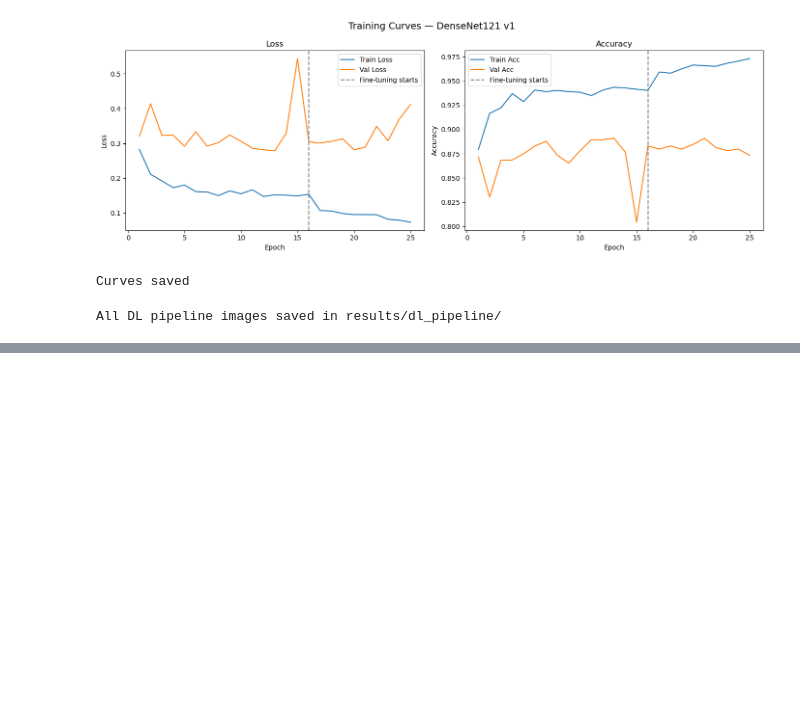
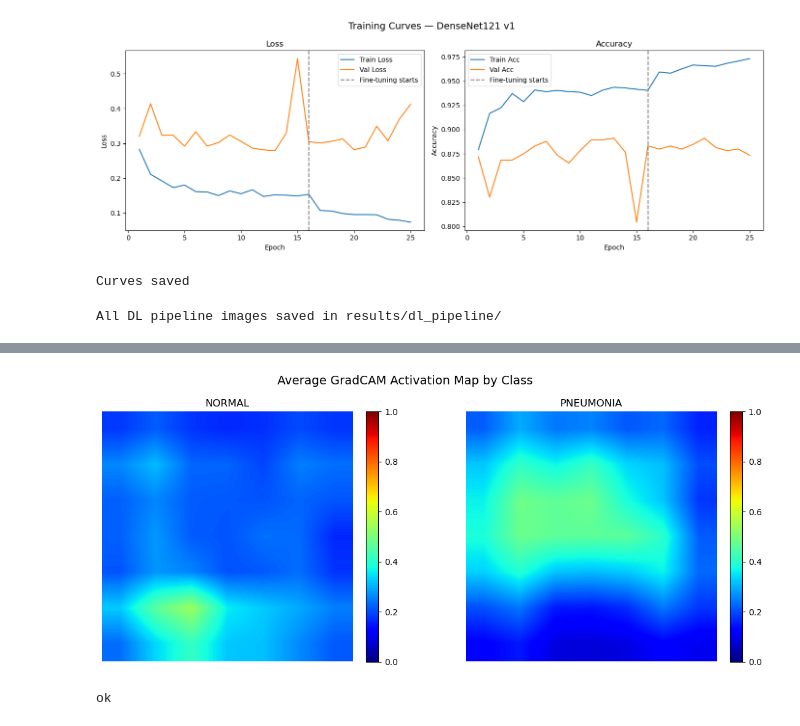
Before and after one commit to pedromedinatech/pneumonia-detection, a Jupyter notebook: 03-dl_pipeline.ipynb, the cells around one changed output, grey strips where cells are left out. Cells and saved outputs as stored; diff of their text form; code cells hidden in the pictures; blank space fills up the shorter version.

Commit message:
feat: add GradCAM activation and difference maps

```diff
--- a/03-dl_pipeline.ipynb
+++ b/03-dl_pipeline.ipynb
@@ -714,3 +714,10 @@ for f in os.listdir("gradcam_samples"):
 print("All DL pipeline images saved in results/dl_pipeline/")
 # %% [output]
 All DL pipeline images saved in results/dl_pipeline/
+# %%
+# DL Pipeline extension: GradCAM interpretability
+
+model_gradcam = build_model()
+model_gradcam.load_state_dict(torch.load("densenet121_v1.pth", map_location=device))
+model_gradcam.eval()
+print("Model v1 loaded correctly")
@@ -716,0 +726,12 @@ All DL pipeline images saved in results/dl_pipeline/
+# %%
+from pytorch_grad_cam import GradCAM
+from pytorch_grad_cam.utils.image import show_cam_on_image
+
+for name, param in model_gradcam.named_parameters():
+    if "denseblock4" in name or "norm5" in name:
+        param.requires_grad = True
+
+target_layer = [model_gradcam.features.denseblock4.denselayer16.conv2]
+cam = GradCAM(model=model_gradcam, target_layers=target_layer)
+
+print("GradCAM ready")
@@ -716,0 +796,24 @@ All DL pipeline images saved in results/dl_pipeline/
+# %%
+import matplotlib.pyplot as plt
+
+fig, axes = plt.subplots(1, 2, figsize=(12, 5))
+fig.suptitle("Average GradCAM Activation Map by Class", fontsize=14)
+
+im0 = axes[0].imshow(avg_normal, cmap="jet", vmin=0, vmax=1)
+axes[0].set_title("NORMAL", fontsize=12)
+axes[0].axis("off")
+plt.colorbar(im0, ax=axes[0], fraction=0.046, pad=0.04)
+
+im1 = axes[1].imshow(avg_pneumonia, cmap="jet", vmin=0, vmax=1)
+axes[1].set_title("PNEUMONIA", fontsize=12)
+axes[1].axis("off")
+plt.colorbar(im1, ax=axes[1], fraction=0.046, pad=0.04)
+
+plt.tight_layout()
+plt.savefig("results/dl_pipeline/gradcam_analysis/avg_activation_map.png",
+            dpi=150, bbox_inches="tight")
+plt.show()
+print(" \nok")
+# %% [output]
+[figure, added]
+ok
```
Also changed, not shown: parts of 4 cells of this notebook, 2 other files.
